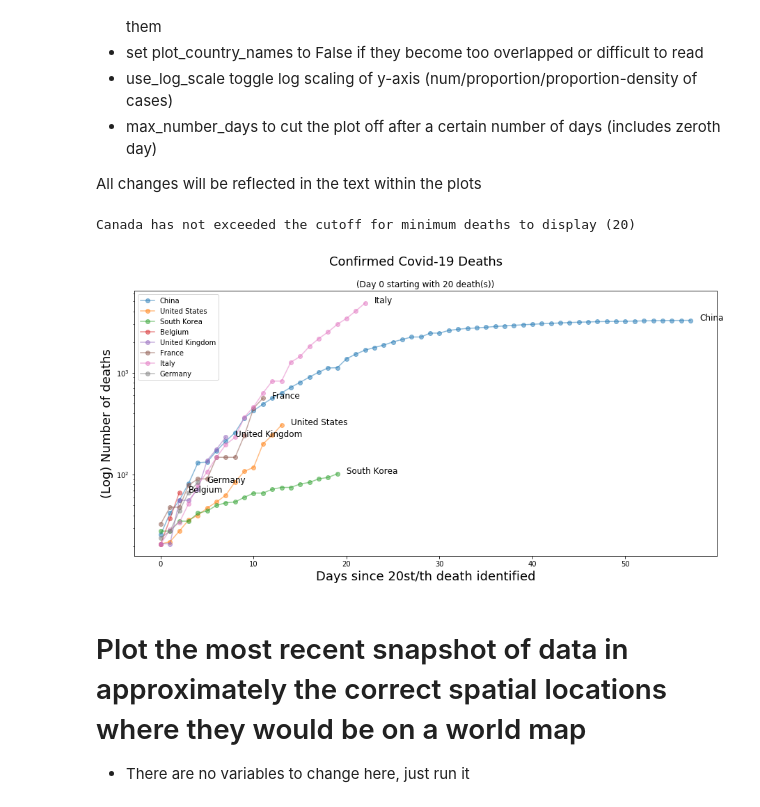
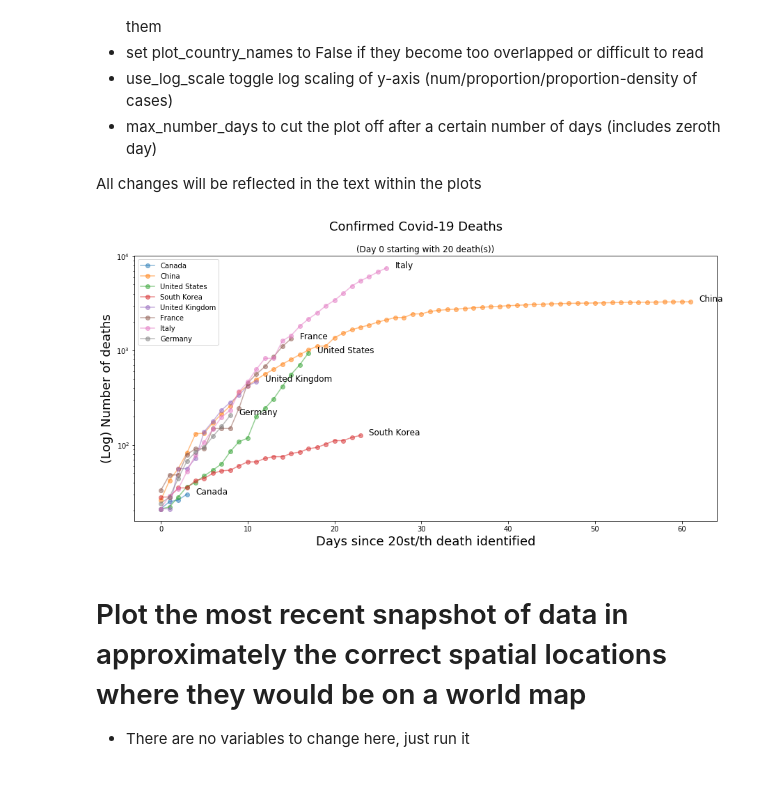
Before and after one commit to neuralabc/COVID-19, a Jupyter notebook: COVID-19_PlotCountryData_Deaths.ipynb, the cells around one changed output. Drawn from its saved outputs; the diff is of its cells as text; code cells hidden in the pictures.

```diff
--- a/COVID-19_PlotCountryData_Deaths.ipynb
+++ b/COVID-19_PlotCountryData_Deaths.ipynb
@@ -28,7 +28,7 @@ def dateconvert(datestring,fmt='%m/%d/%y'):
 Populating the interactive namespace from numpy and matplotlib
 # %%
 #this is the confirmed data, updated daily
-raw_csv = 'https://raw.githubusercontent.com/CSSEGISandData/COVID-19/master/csse_covid_19_data/csse_covid_19_time_series/time_series_19-covid-Deaths.csv'
+raw_csv = 'https://raw.githubusercontent.com/CSSEGISandData/COVID-19/master/csse_covid_19_data/csse_covid_19_time_series/time_series_covid19_deaths_global.csv'
 df = pd.read_csv(raw_csv,header=0)
 df.head()
 col_before_dates = 'Long' #this is the last column before the dates start
@@ -243,7 +244,7 @@ df_all.head()
 
 All changes will be reflected in the text within the plots
 # %%
-countries = ['Canada','China','United States','South Korea','Belgium','United Kingdom','France','Italy','Germany']
+countries = ['Canada','China','United States','South Korea','United Kingdom','France','Italy','Germany']
 cases_for_zeroing = 20 #number of deaths (per country) to zero each country to
 relative_to_pop = False #plot relative number of cases over time (divide by population)
 relative_to_density = False
@@ -291,35 +292,34 @@ for country in countries:
         for dt_diff in np.diff(dates):
             days.append(dt_diff.days) #converted to datetime obj (delta)
         days = np.cumsum(days)
 
         if (max_number_days is not None) and (days.max() > max_number_days):
             idx_offset = np.where(days<=max_number_days)[0][-1]
             days = days[:idx_offset]
             ts = ts[:idx_offset]
 
         plt.plot(days,ts,'o-',label=country,alpha=0.5)
         if plot_country_names:
             plt.text(days[-1]+1,ts[-1],country,fontsize=12)
     except:
         print('{} has not exceeded the cutoff for minimum deaths to display ({})'.format(country,cases_for_zeroing))
 plt.xlabel('Days since {}st/th death identified'.format(cases_for_zeroing),fontsize=18)
 
 if use_log_scale:
     log_txt = "(Log) "
 else:
     log_txt = ""
 if relative_to_pop:
     plt.ylabel('{}Number of deaths / total population\n(proportion)'.format(log_txt),fontsize=18)
 elif relative_to_density:
     plt.ylabel('{}Number of deaths / population density {}'.format(log_txt,density_col.replace('Density ','')),fontsize=18)
 else:
     plt.ylabel('{}Number of deaths'.format(log_txt),fontsize=18)
 plt.legend()
 if use_log_scale:
     plt.gca().set_yscale('log')
 # %% [output]
-Canada has not exceeded the cutoff for minimum deaths to display (20)
-[figure, old version]
+[figure, new version]
 # %% [markdown]
 # Plot the most recent snapshot of data in approximately the correct spatial locations where they would be on a world map
 - There are no variables to change here, just run it
```
Also changed, not shown: parts of 5 cells of this notebook.
